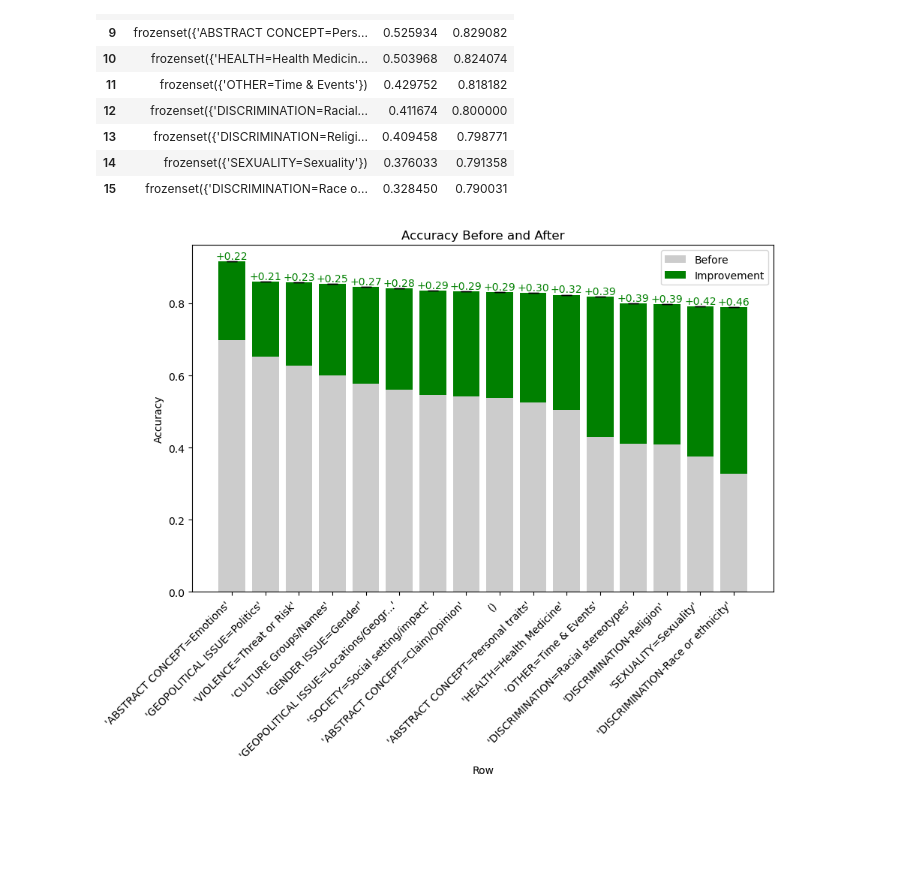
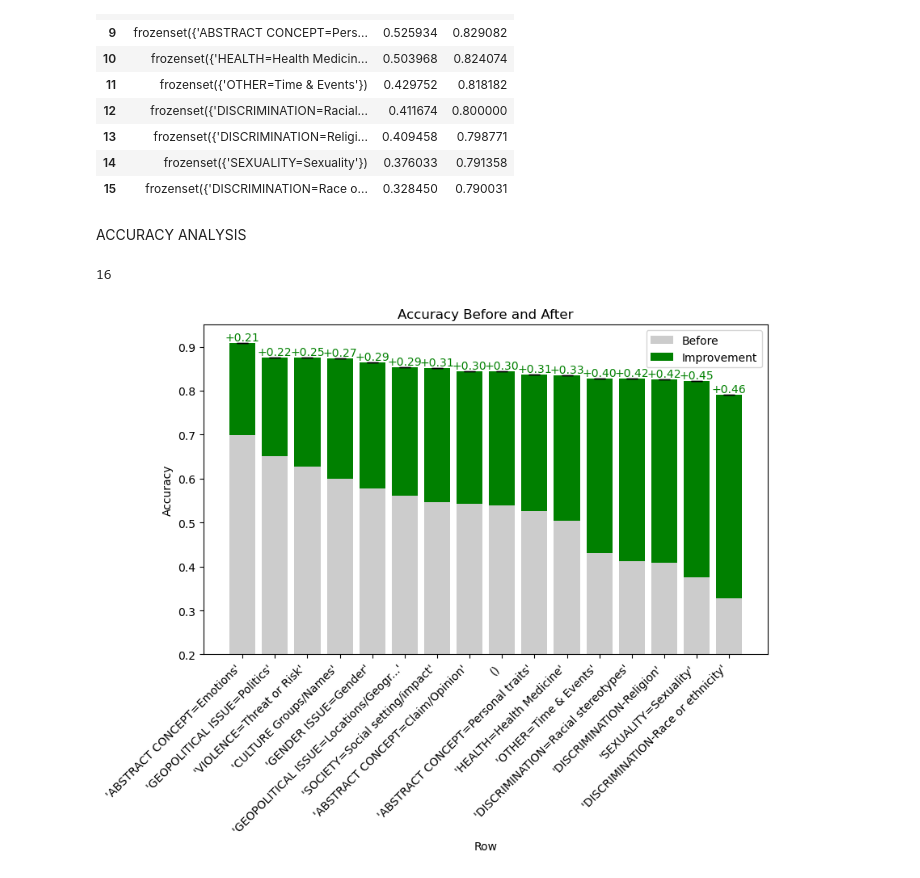
Before and after one commit to AmorosoLaura/XAI_project, a Jupyter notebook: utility_functions.ipynb, the cells around one changed output. Cells and saved outputs as stored; diff of their text form; code cells hidden in the pictures; blank space fills up the shorter version.

```diff
--- a/utility_functions.ipynb
+++ b/utility_functions.ipynb
@@ -454,41 +454,48 @@ accuracy_merged[['itemset_base','ac_base','ac_ft']]
 | 13 | frozenset({'DISCRIMINATION=Religi... | 0.409458 | 0.798771 |
 | 14 | frozenset({'SEXUALITY=Sexuality'}) | 0.376033 | 0.791358 |
 | 15 | frozenset({'DISCRIMINATION=Race o... | 0.328450 | 0.790031 |
+# %% [markdown]
+ACCURACY ANALYSIS
 # %%
 import pandas as pd
 import matplotlib.pyplot as plt
 
+base_df=pd.read_csv("./4_problematic_subgroups_identification/accuracy_base.csv")
+finetuned_df=pd.read_csv("./4_problematic_subgroups_identification/accuracy_finetuned.csv")
+
+print(len(base_df))
+ac_base=base_df['ac']
+ac_ft=finetuned_df['ac']
 # Prepare data
 itemsets = ["'ABSTRACT CONCEPT=Emotions'", "'GEOPOLITICAL ISSUE=Politics'", "'VIOLENCE=Threat or Risk'", "'CULTURE Groups/Names'", "'GENDER ISSUE=Gender'", "'GEOPOLITICAL ISSUE=Locations/Geogr...'", "'SOCIETY=Social setting/impact'", "'ABSTRACT CONCEPT=Claim/Opinion'", "()", "'ABSTRACT CONCEPT=Personal traits'", "'HEALTH=Health Medicine'", "'OTHER=Time & Events'", "'DISCRIMINATION=Racial stereotypes'", "'DISCRIMINATION-Religion'", "'SEXUALITY=Sexuality'", "'DISCRIMINATION-Race or ethnicity'"]
-ac_base = [0.698795, 0.651416, 0.627675, 0.600000, 0.577570, 0.561863, 0.546914, 0.541978, 0.538958, 0.525934, 0.503968, 0.429752, 0.411674, 0.409458, 0.376033, 0.328450]
-ac_ft = [0.915663, 0.860996, 0.858773, 0.854530, 0.846074, 0.840830, 0.836160, 0.834061, 0.831155, 0.829082, 0.824074, 0.818182, 0.800000, 0.798771, 0.791358, 0.790031]
 
 # Create the figure and axis
-fig, ax = plt.subplots(figsize=(10, 6))
+fig, ax = plt.subplots(figsize=(9, 5.3))
 
 x = range(len(itemsets))
 ax.bar(x, ac_base, color='#CCCCCC', label='Before')
 ax.bar(x, [a - b for a, b in zip(ac_ft, ac_base)], bottom=ac_base, color='green', label='Improvement')
 
 # Add error bars
 ax.errorbar(x, ac_ft, yerr=0, linestyle='none', color='black', capsize=5)
 
 # Highlight the improvement
 for i, (b, a) in enumerate(zip(ac_base, ac_ft)):
     if a > b:
         ax.text(i, a, f'+{a-b:.2f}', ha='center', va='bottom', color='green')
     else:
         ax.text(i, b, f'{a-b:.2f}', ha='center', va='top', color='red')
 
 # Customize the plot
 # Set x-axis labels with rotation for better readability
 plt.xticks(range(len(itemsets)), [item for item in itemsets], rotation=45, ha='right')
-
+plt.ylim((0.2,0.95))
 ax.set_xlabel('Row')
 ax.set_ylabel('Accuracy')
 ax.set_title('Accuracy Before and After')
 ax.legend()
 
 plt.show()
 # %% [output]
+16
-[figure, old version]
+[figure, new version]
```
Also changed, not shown: parts of 4 cells of this notebook, 14 other files.
